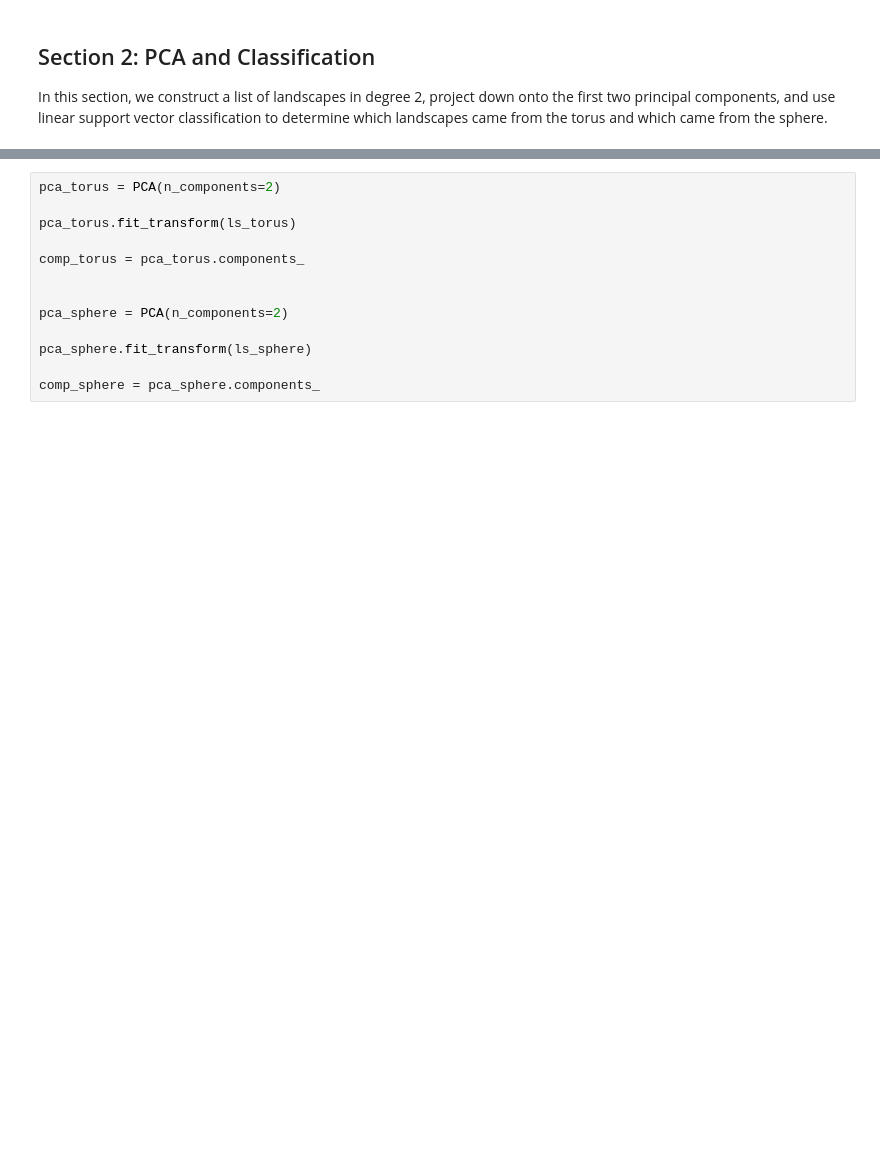
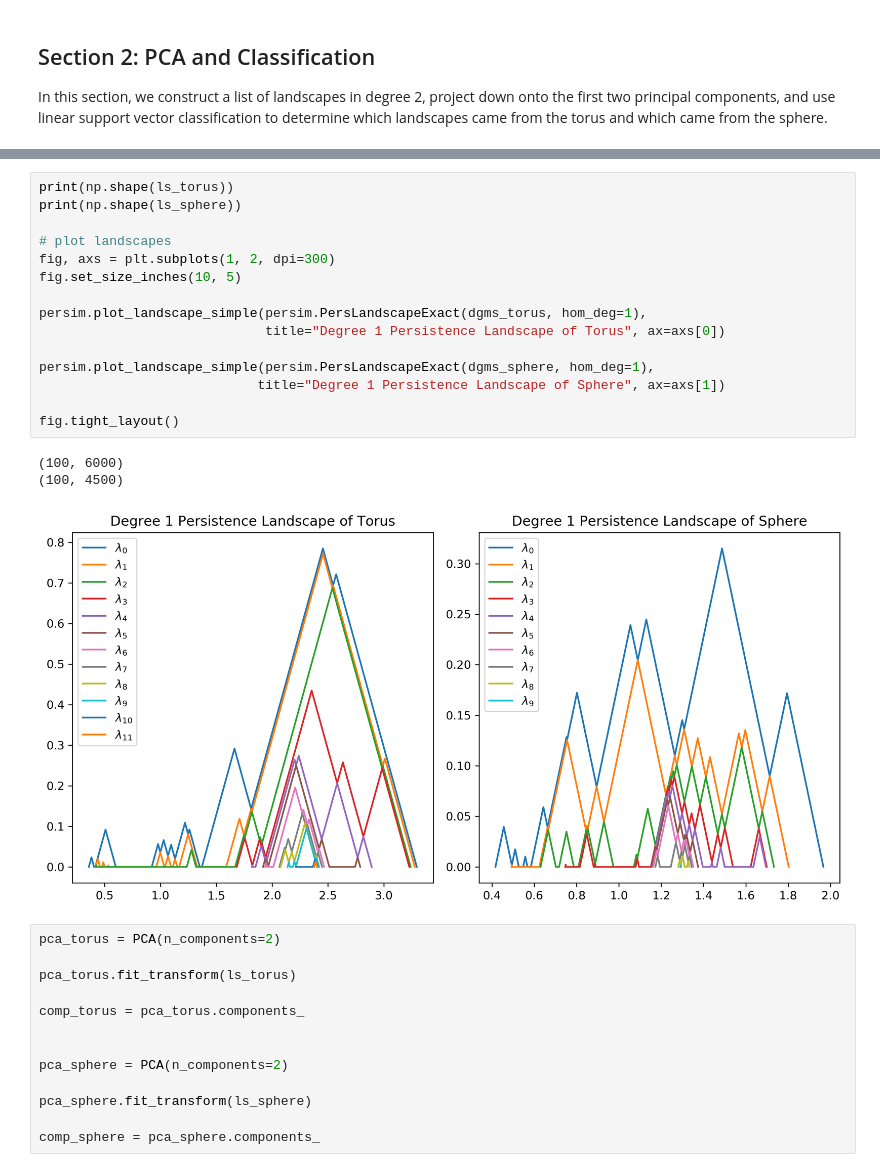
Before and after one commit to catanzaromj/persim, a Jupyter notebook: docs/notebooks/Persistence Landscapes and Machine Learning.ipynb, the cells around one changed output, grey strips where cells are left out. Saved outputs shown, nothing was run; the diff lists cells and outputs as text; blank space fills up the shorter version.

```diff
--- a/docs/notebooks/Persistence Landscapes and Machine Learning.ipynb
+++ b/docs/notebooks/Persistence Landscapes and Machine Learning.ipynb
@@ -98,3 +120,22 @@ print(np.shape(ls_sphere))
+# %%
+print(np.shape(ls_torus))
+print(np.shape(ls_sphere))
+
+# plot landscapes
+fig, axs = plt.subplots(1, 2, dpi=300)
+fig.set_size_inches(10, 5)
+
+persim.plot_landscape_simple(persim.PersLandscapeExact(dgms_torus, hom_deg=1),
+                             title="Degree 1 Persistence Landscape of Torus", ax=axs[0])
+
+persim.plot_landscape_simple(persim.PersLandscapeExact(dgms_sphere, hom_deg=1),
+                            title="Degree 1 Persistence Landscape of Sphere", ax=axs[1])
+
+fig.tight_layout()
+# %% [output]
+(100, 6000)
+(100, 4500)
+[figure, added]
 # %%
 pca_torus = PCA(n_components=2)
 
```
Also changed, not shown: parts of 11 cells of this notebook.
